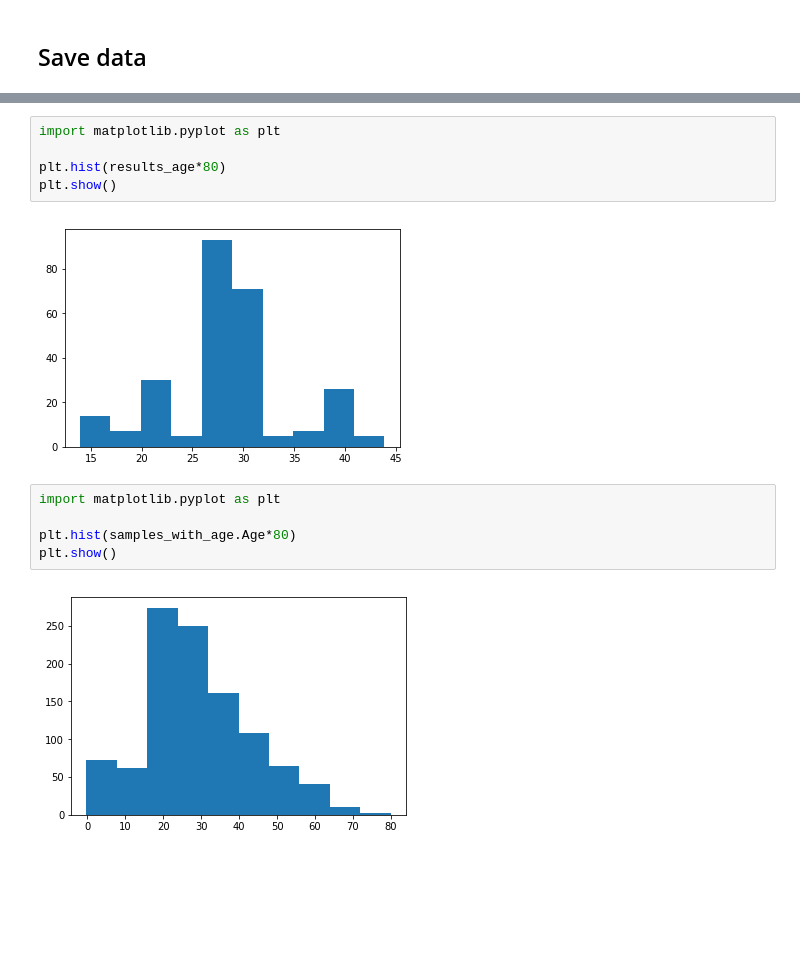
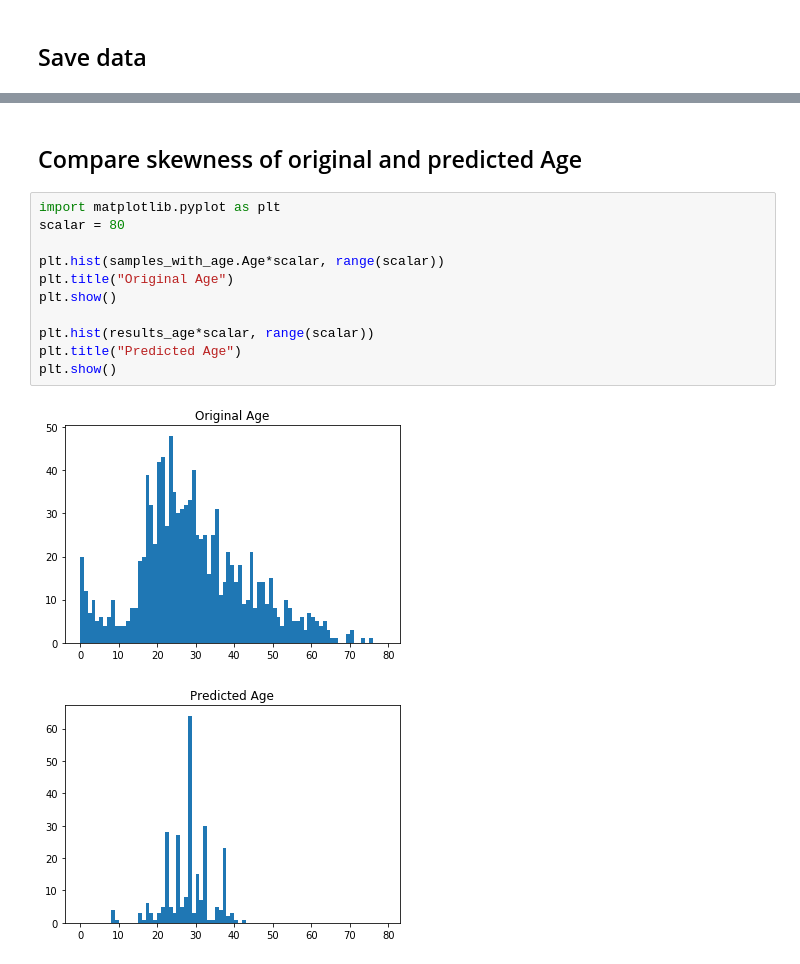
Before and after one commit to wiktor779/Kaggle-Titanic, a Jupyter notebook: age_prediction.ipynb, the cells around one changed output, grey strips where cells are left out. Cells and saved outputs as stored; diff of their text form; blank space fills up the shorter version.

```diff
--- a/age_prediction.ipynb
+++ b/age_prediction.ipynb
@@ -162,15 +174,17 @@ normalized_data_with_predicted_age
 1309 rows × 26 columns
+# %% [markdown]
+## Compare skewness of original and predicted Age
 # %%
 import matplotlib.pyplot as plt
+scalar = 80
 
-plt.hist(results_age*80)
+plt.hist(samples_with_age.Age*scalar, range(scalar))
+plt.title("Original Age")
 plt.show()
+
+plt.hist(results_age*scalar, range(scalar))
+plt.title("Predicted Age")
+plt.show()
 # %% [output]
-[figure, old version]
+[figure, new version]
+[figure, added]
-# %%
-import matplotlib.pyplot as plt
-
-plt.hist(samples_with_age.Age*80)
-plt.show()
-# %% [output]
-[figure, removed]
```
Also changed, not shown: parts of 6 cells of this notebook.
